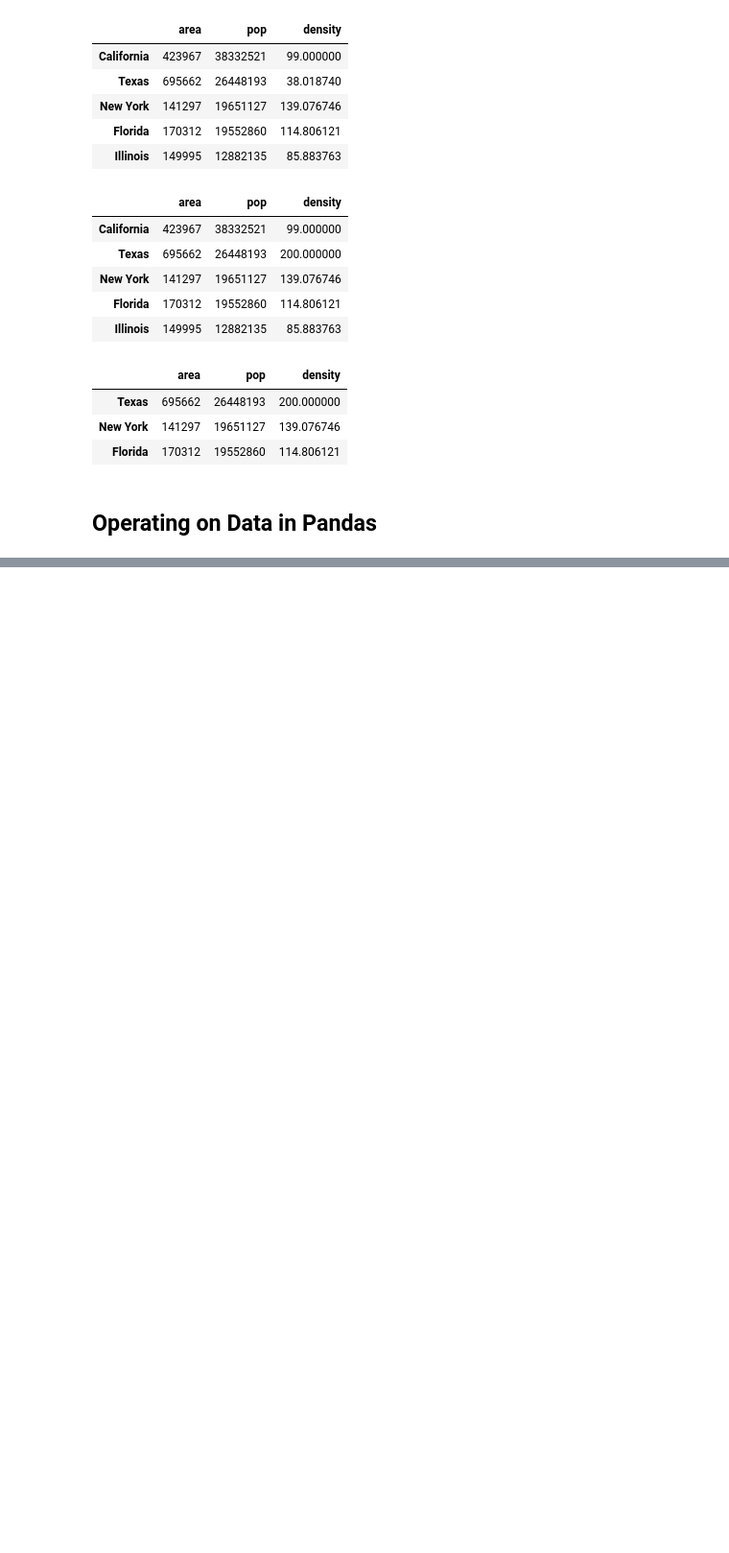
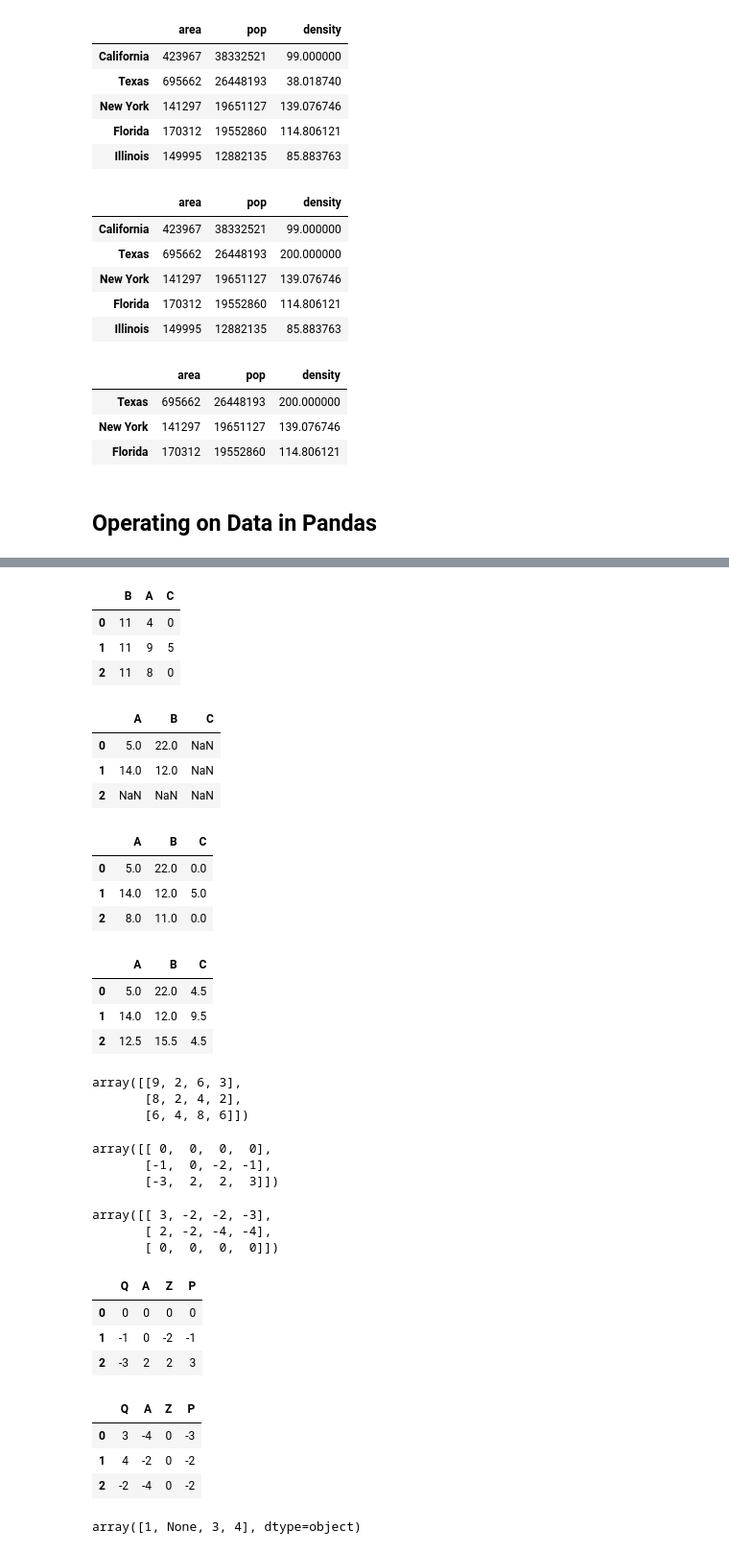
Before and after one commit to KazumaShachou/DataScience, a Jupyter notebook: Just_Pandas/Pandas_dataManipulation_1.ipynb, the cells around one changed output, grey strips where cells are left out. Shown at 96% size. Drawn from its saved outputs; the diff is of its cells as text; code cells hidden in the pictures; blank space fills up the shorter version.

```diff
--- a/Just_Pandas/Pandas_dataManipulation.ipynb
+++ b/Just_Pandas/Pandas_dataManipulation_1.ipynb
@@ -403,0 +487,71 @@ data[data.density > 100]
+# %%
+B = pd.DataFrame(rng.randint(0,12,(3,3)),
+                 columns=list('BAC'))
+B
+# %% [output]
+|  | B | A | C |
+| 0 | 11 | 4 | 0 |
+| 1 | 11 | 9 | 5 |
+| 2 | 11 | 8 | 0 |
+# %%
+A + B
+# %% [output]
+|  | A | B | C |
+| 0 | 5.0 | 22.0 | NaN |
+| 1 | 14.0 | 12.0 | NaN |
+| 2 | NaN | NaN | NaN |
+# %%
+A.add(B, fill_value = 0)
+# %% [output]
+|  | A | B | C |
+| 0 | 5.0 | 22.0 | 0.0 |
+| 1 | 14.0 | 12.0 | 5.0 |
+| 2 | 8.0 | 11.0 | 0.0 |
+# %%
+#way 2 , fill with the mean
+fill = A.stack().mean()
+A.add(B, fill_value = fill)
+# %% [output]
+|  | A | B | C |
+| 0 | 5.0 | 22.0 | 4.5 |
+| 1 | 14.0 | 12.0 | 9.5 |
+| 2 | 12.5 | 15.5 | 4.5 |
+# %%
+A = rng.randint(10, size = (3,4))
+A
+# %% [output]
+array([[9, 2, 6, 3],
+       [8, 2, 4, 2],
+       [6, 4, 8, 6]])
+# %%
+A - A[0]
+# %% [output]
+array([[ 0,  0,  0,  0],
+       [-1,  0, -2, -1],
+       [-3,  2,  2,  3]])
+# %%
+A - A[-1]
+# %% [output]
+array([[ 3, -2, -2, -3],
+       [ 2, -2, -4, -4],
+       [ 0,  0,  0,  0]])
+# %%
+df = pd.DataFrame(A, columns=list('QAZP'))
+df - df.iloc[0]
+# %% [output]
+|  | Q | A | Z | P |
+| 0 | 0 | 0 | 0 | 0 |
+| 1 | -1 | 0 | -2 | -1 |
+| 2 | -3 | 2 | 2 | 3 |
+# %%
+df.subtract(df['Z'], axis = 0)
+# %% [output]
+|  | Q | A | Z | P |
+| 0 | 3 | -4 | 0 | -3 |
+| 1 | 4 | -2 | 0 | -2 |
+| 2 | -2 | -4 | 0 | -2 |
+# %%
+kat = np.array([1, None, 3, 4])
+kat
+# %% [output]
+array([1, None, 3, 4], dtype=object)
```
Also changed, not shown: parts of 25 cells of this notebook.
